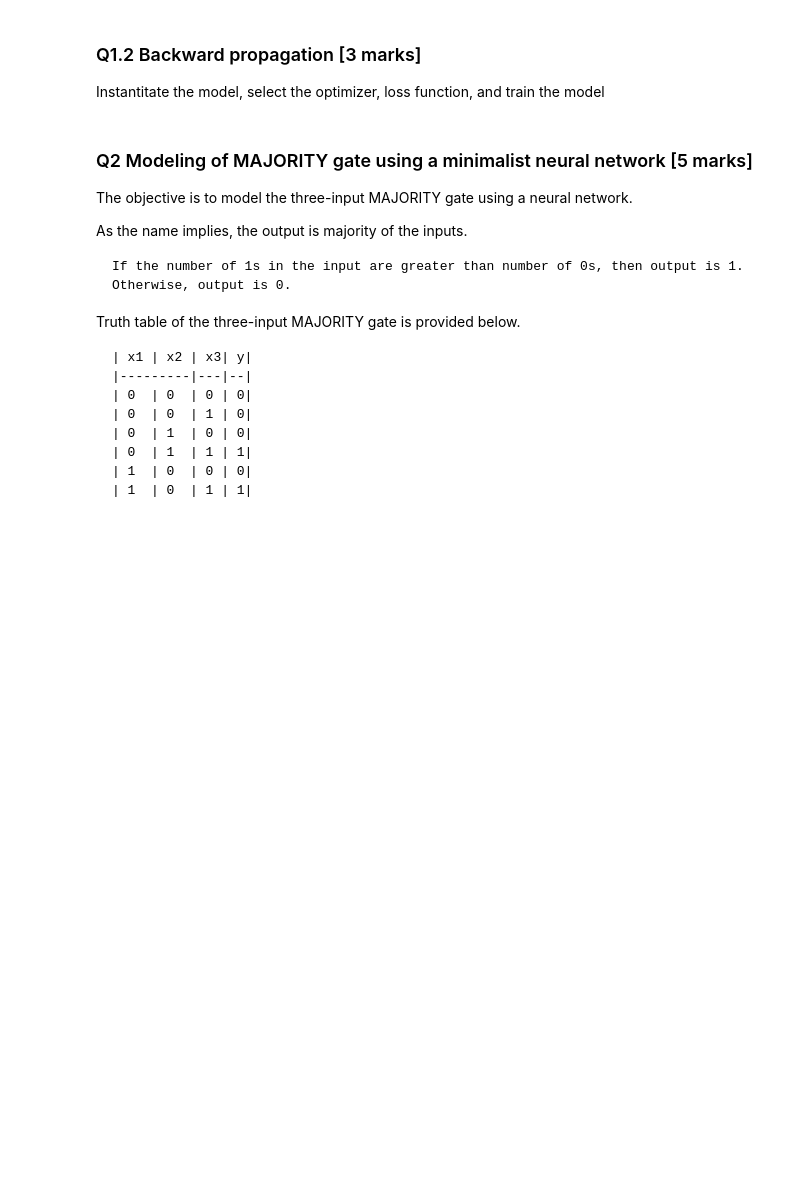
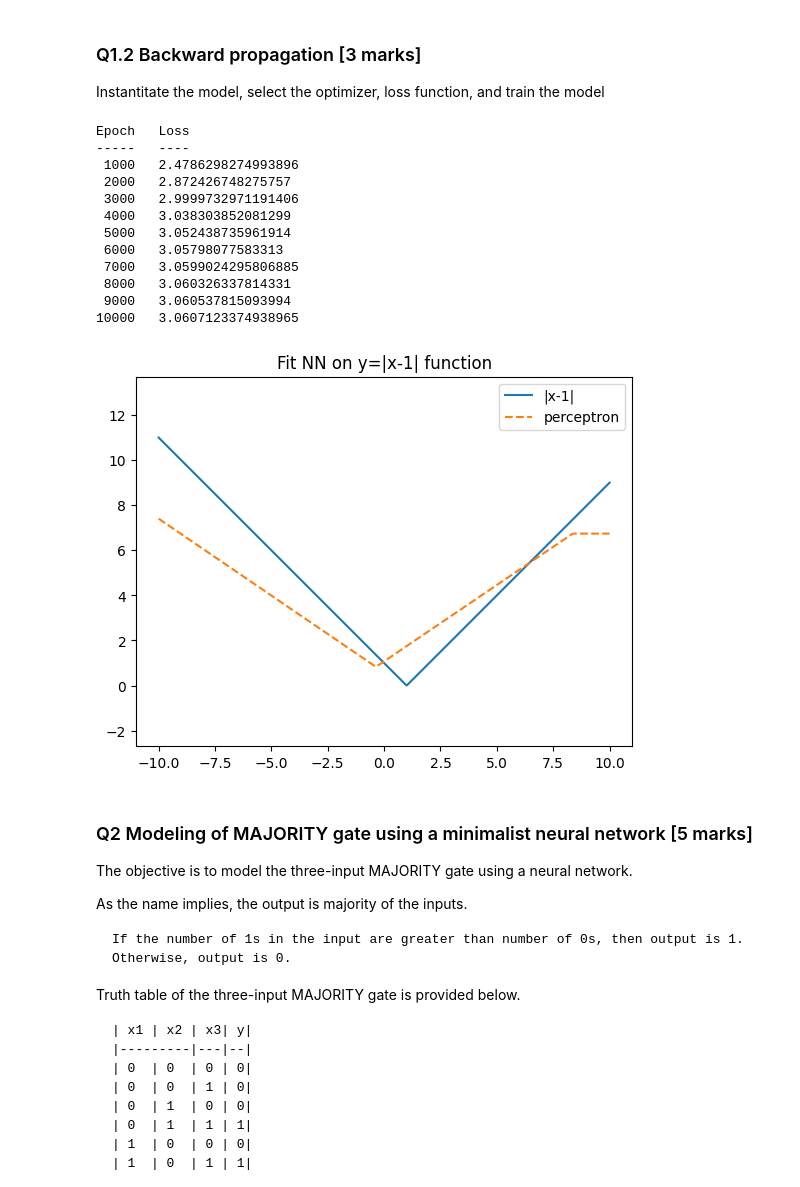
Before and after one commit to AnnaYenardi/Assgn3, a Jupyter notebook: Assignment 3.ipynb, the cells around one changed output. Saved outputs shown, nothing was run; the diff lists cells and outputs as text; code cells hidden in the pictures; blank space fills up the shorter version.

```diff
--- a/Assignment 3.ipynb
+++ b/Assignment 3.ipynb
@@ -50,61 +50,72 @@ class Absolute(nn.Module):
     def __init__(self):
         super(Absolute, self).__init__()
 
-        self.linear1 = nn.Linear(2, 3)
-        self.activation1 = nn.ReLU()
+        self.linear1 = nn.Linear(1, 3)
         self.linear2 = nn.Linear(3, 1)
+        self.relu = nn.ReLU()
 
     def forward(self, x):
-        x = self.linear1(x)
-        x = self.activation1(x)
-        x = self.linear2(x)
-        return x
+        linear1 = self.linear1(x)
+        linear2 = self.linear2(self.relu(linear1))
+        return linear2
 # %% [markdown]
 ### Q1.2 Backward propagation  [3 marks]
 
 Instantitate the model, select the optimizer, loss function, and train the model
 # %%
-
-
 absolute_function = Absolute()
 # Select the optimizer (uncomment the next line and fill right hand side)
-# optimiser =
+optimiser = torch.optim.SGD(absolute_function.parameters(), lr=0.01)
 # Select the loss function (uncomment the next line and fill right hand side)
-#loss_fn =
+loss_fn = nn.MSELoss()
 
 #Generation of training data
 x = torch.linspace(-10, 10, 1000).reshape(-1, 1)
 y = torch.abs(x-1)
 
 #Training the model (uncomment the next line and fill right hand side)
-#epochs =
+epochs = 10000
 print('Epoch', 'Loss', '\n-----', '----', sep='\t')
 for i in range(1, epochs+1):
     # reset gradients to 0
-    #your code goes here
+    optimiser.zero_grad()
 
     # get predictions
-    #your code goes here
+    y_pred = absolute_function(x)
 
     # compute loss (uncomment the next line and fill right hand side)
-    # abs_loss =
+    abs_loss = loss_fn(y_pred, y)
 
     # backpropagate
-    #your code goes here
+    abs_loss.backward()
 
     # update the model weights
-    #your code goes here
+    optimiser.step()
 
     if i % 1000 == 0:
         print (f"{i:5d}", abs_loss.item(), sep='\t')
 
 y_pred = absolute_function(x)
 plt.plot(x, y, linestyle='solid', label='|x-1|')
 plt.plot(x, y_pred.detach().numpy(), linestyle='dashed', label='perceptron')
 plt.axis('equal')
 plt.title('Fit NN on y=|x-1| function')
 plt.legend()
 plt.show()
+# %% [output]
+Epoch   Loss
+-----   ----
+ 1000   2.4786298274993896
+ 2000   2.872426748275757
+ 3000   2.9999732971191406
+ 4000   3.038303852081299
+ 5000   3.052438735961914
+ 6000   3.05798077583313
+ 7000   3.0599024295806885
+ 8000   3.060326337814331
+ 9000   3.060537815093994
+10000   3.0607123374938965
+[figure, added]
 # %% [markdown]
 ### Q2 Modeling of MAJORITY gate using a minimalist neural network [5 marks]
 
```
Also changed, not shown: parts of 1 cell of this notebook.
